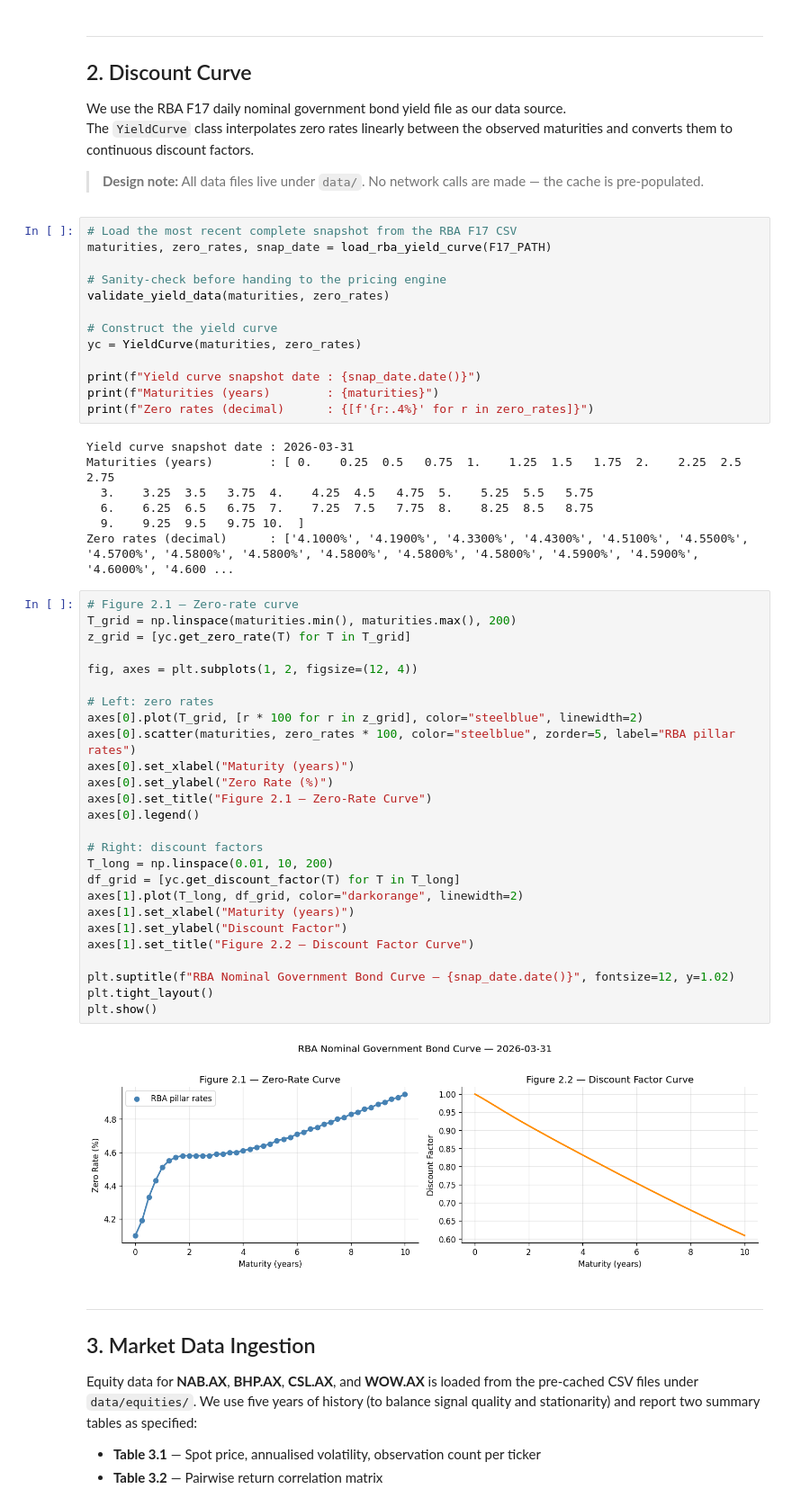
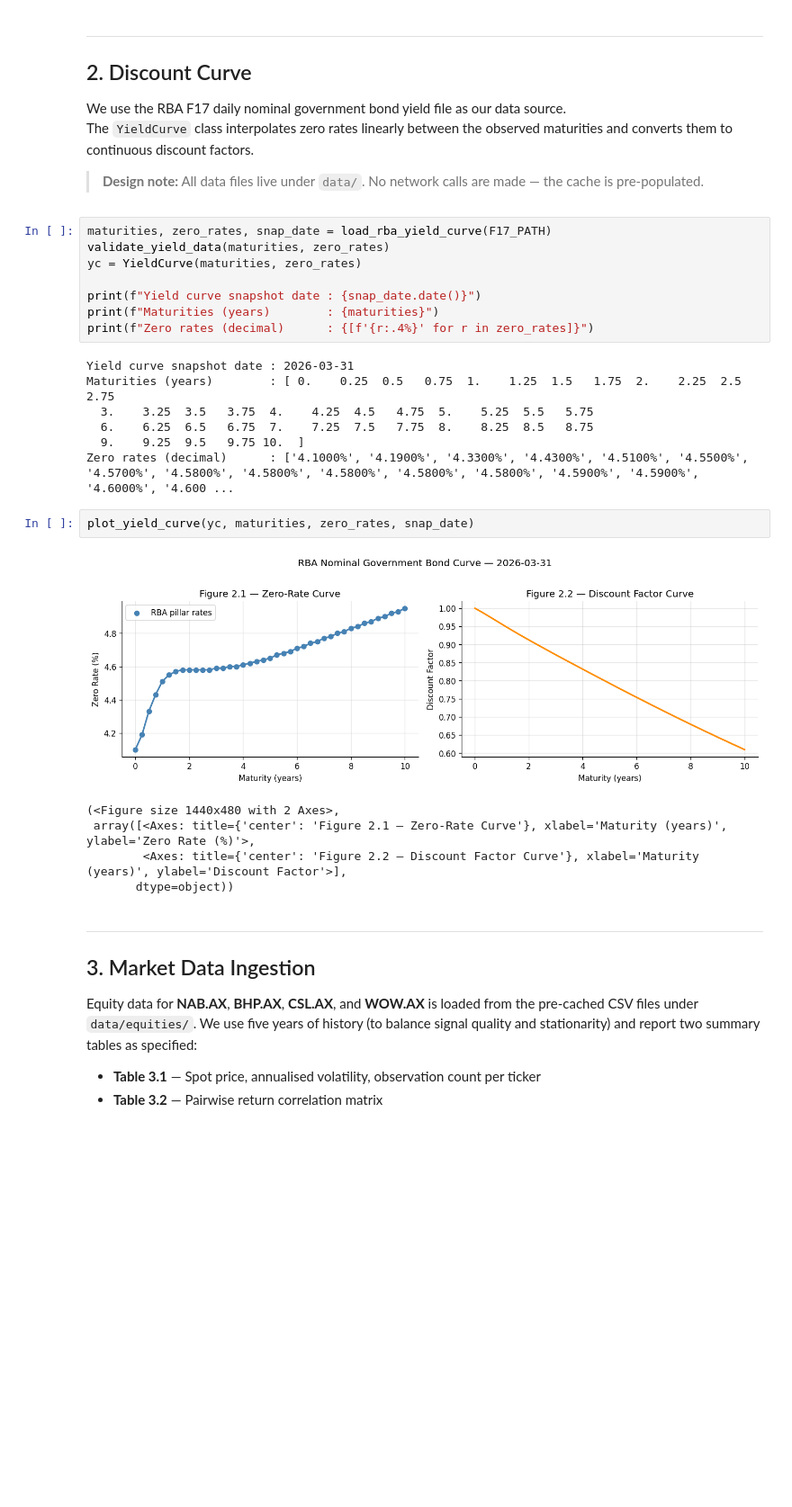
Before and after one commit to CathyLin789/Derivative_Platform, a Jupyter notebook: notebooks/trading_desk_analysis.ipynb, the cells around one changed output. Shown at 90% size. Drawn from its saved outputs; the diff is of its cells as text; blank space fills up the shorter version.

```diff
--- a/notebooks/trading_desk_analysis.ipynb
+++ b/notebooks/trading_desk_analysis.ipynb
@@ -114,13 +112,8 @@ The `YieldCurve` class interpolates zero rates linearly between the observed mat
 
 > **Design note:** All data files live under `data/`. No network calls are made — the cache is pre-populated.
 # %%
-# Load the most recent complete snapshot from the RBA F17 CSV
 maturities, zero_rates, snap_date = load_rba_yield_curve(F17_PATH)
-
-# Sanity-check before handing to the pricing engine
 validate_yield_data(maturities, zero_rates)
-
-# Construct the yield curve
 yc = YieldCurve(maturities, zero_rates)
 
 print(f"Yield curve snapshot date : {snap_date.date()}")
@@ -133,34 +126,14 @@ Maturities (years)        : [ 0.    0.25  0.5   0.75  1.    1.25  1.5   1.75  2.
   6.    6.25  6.5   6.75  7.    7.25  7.5   7.75  8.    8.25  8.5   8.75
   9.    9.25  9.5   9.75 10.  ]
 Zero rates (decimal)      : ['4.1000%', '4.1900%', '4.3300%', '4.4300%', '4.5100%', '4.5500%', '4.5700%', '4.5800%', '4.5800%', '4.5800%', '4.5800%', '4.5800%', '4.5900%', '4.5900%', '4.6000%', '4.600 ...
-# %%
-# Figure 2.1 – Zero-rate curve
-T_grid = np.linspace(maturities.min(), maturities.max(), 200)
-z_grid = [yc.get_zero_rate(T) for T in T_grid]
-
-fig, axes = plt.subplots(1, 2, figsize=(12, 4))
-
-# Left: zero rates
-axes[0].plot(T_grid, [r * 100 for r in z_grid], color="steelblue", linewidth=2)
-axes[0].scatter(maturities, zero_rates * 100, color="steelblue", zorder=5, label="RBA pillar rates")
-axes[0].set_xlabel("Maturity (years)")
-axes[0].set_ylabel("Zero Rate (%)")
-axes[0].set_title("Figure 2.1 — Zero-Rate Curve")
-axes[0].legend()
-
-# Right: discount factors
-T_long = np.linspace(0.01, 10, 200)
-df_grid = [yc.get_discount_factor(T) for T in T_long]
-axes[1].plot(T_long, df_grid, color="darkorange", linewidth=2)
-axes[1].set_xlabel("Maturity (years)")
-axes[1].set_ylabel("Discount Factor")
-axes[1].set_title("Figure 2.2 — Discount Factor Curve")
-
-plt.suptitle(f"RBA Nominal Government Bond Curve — {snap_date.date()}", fontsize=12, y=1.02)
-plt.tight_layout()
-plt.show()
-# %% [output]
-[figure, removed]
+# %%
+plot_yield_curve(yc, maturities, zero_rates, snap_date)
+# %% [output]
+[figure, added]
+(<Figure size 1440x480 with 2 Axes>,
+ array([<Axes: title={'center': 'Figure 2.1 — Zero-Rate Curve'}, xlabel='Maturity (years)', ylabel='Zero Rate (%)'>,
+        <Axes: title={'center': 'Figure 2.2 — Discount Factor Curve'}, xlabel='Maturity (years)', ylabel='Discount Factor'>],
+       dtype=object))
 # %% [markdown]
 ---
 ## 3. Market Data Ingestion
```
Also changed, not shown: parts of 21 cells of this notebook, 3 other files.
